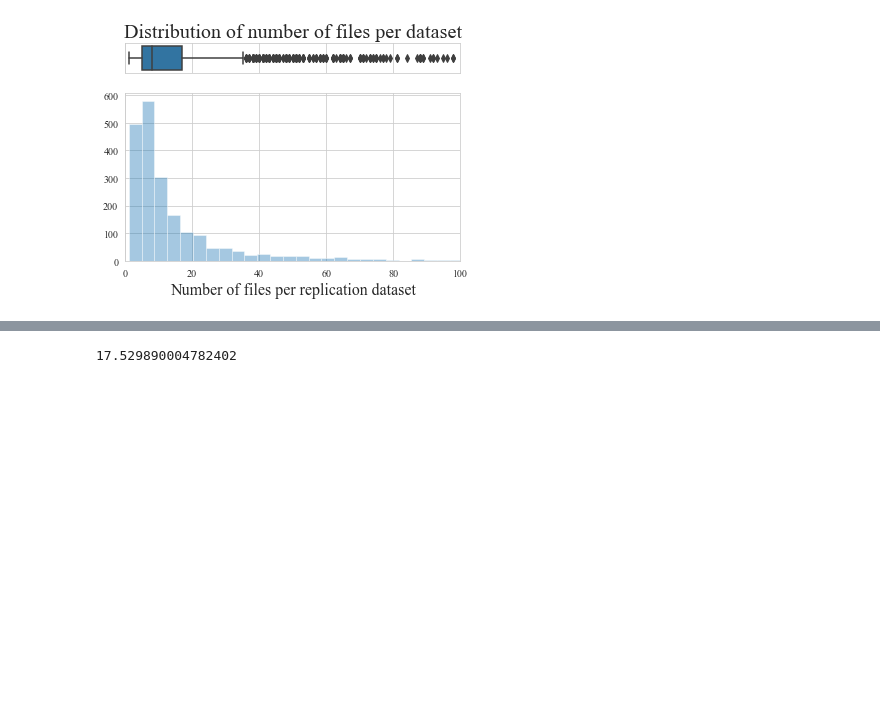
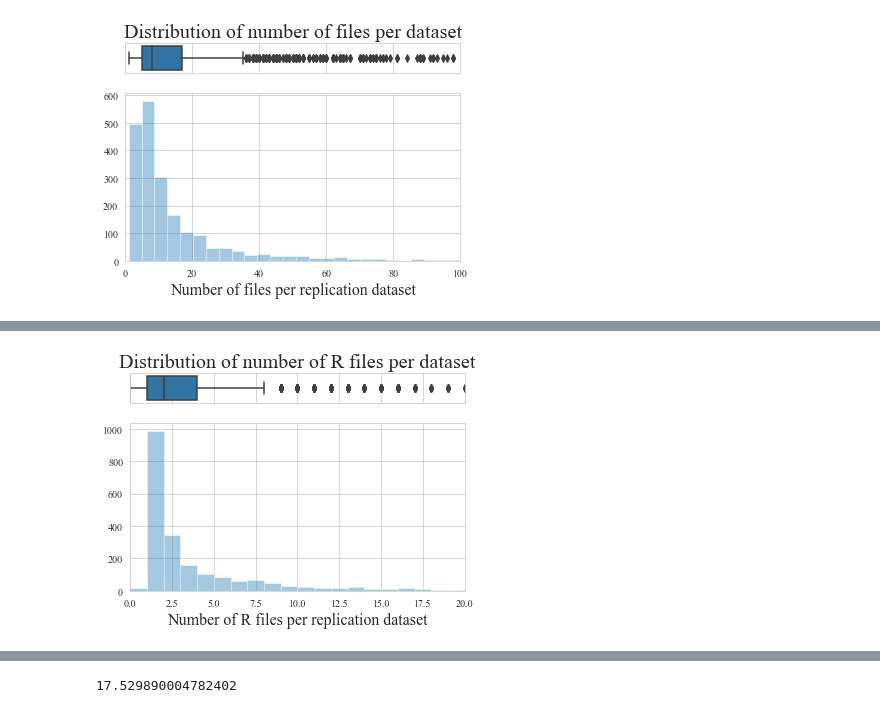
Before and after one commit to atrisovic/dataverse-r-study, a Jupyter notebook: analysis/dataset-level-analysis.ipynb, the cells around one changed output, grey strips where cells are left out. Cells and saved outputs as stored; diff of their text form; code cells hidden in the pictures; blank space fills up the shorter version.

```diff
--- a/analysis/dataset-level-analysis.ipynb
+++ b/analysis/dataset-level-analysis.ipynb
@@ -324,0 +430,20 @@ f.savefig("plots/files_no.png", dpi=100)
+# %%
+# Cut the window in 2 parts
+f, (ax_box, ax_hist) = plt.subplots(2, sharex=True, gridspec_kw={"height_ratios": (.15, .85)})
+
+b = range(df["r_file"].max())
+# Add a graph in each part
+sns.boxplot(df["r_file"], ax=ax_box)
+sns.distplot(df["r_file"], ax=ax_hist, bins=b, kde=False)
+
+# Remove x axis name for the boxplot
+ax_box.set(xlabel='')
+ax_box.set_title('Distribution of number of R files per dataset',fontsize=20)
+ax_hist.set_xlabel("Number of R files per replication dataset",fontsize=16)
+plt.xlim(0, 20)
+plt.show()
+
+f.tight_layout()
+f.savefig("plots/r_files_no.png", dpi=100)
+# %% [output]
+[figure, added]
```
Also changed, not shown: parts of 34 cells of this notebook.
